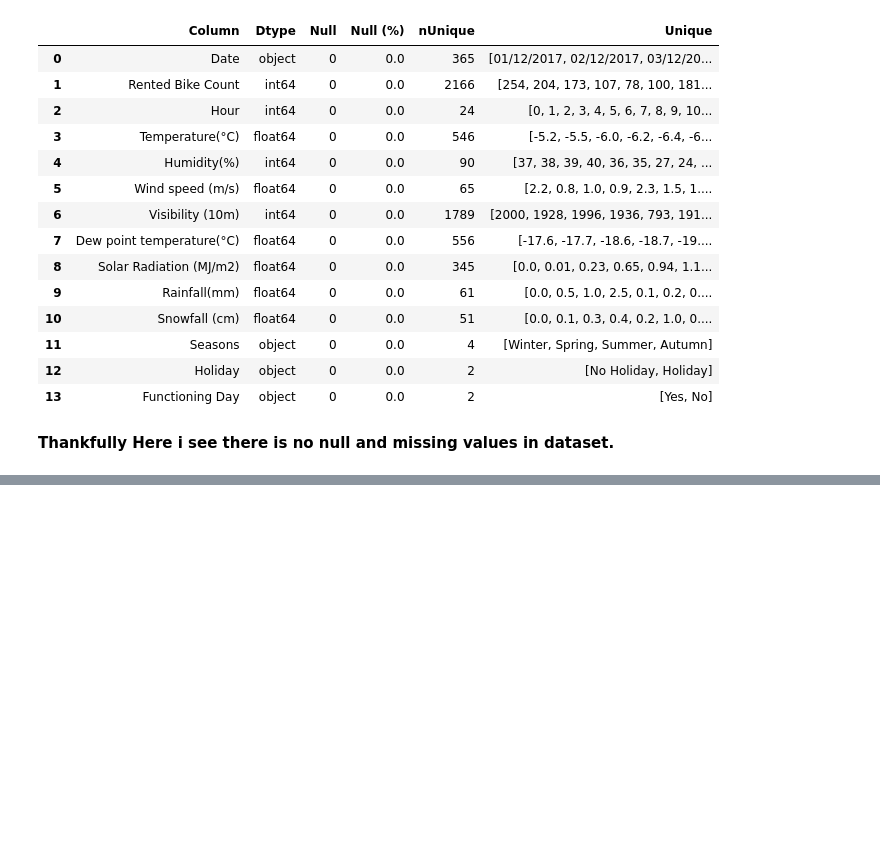
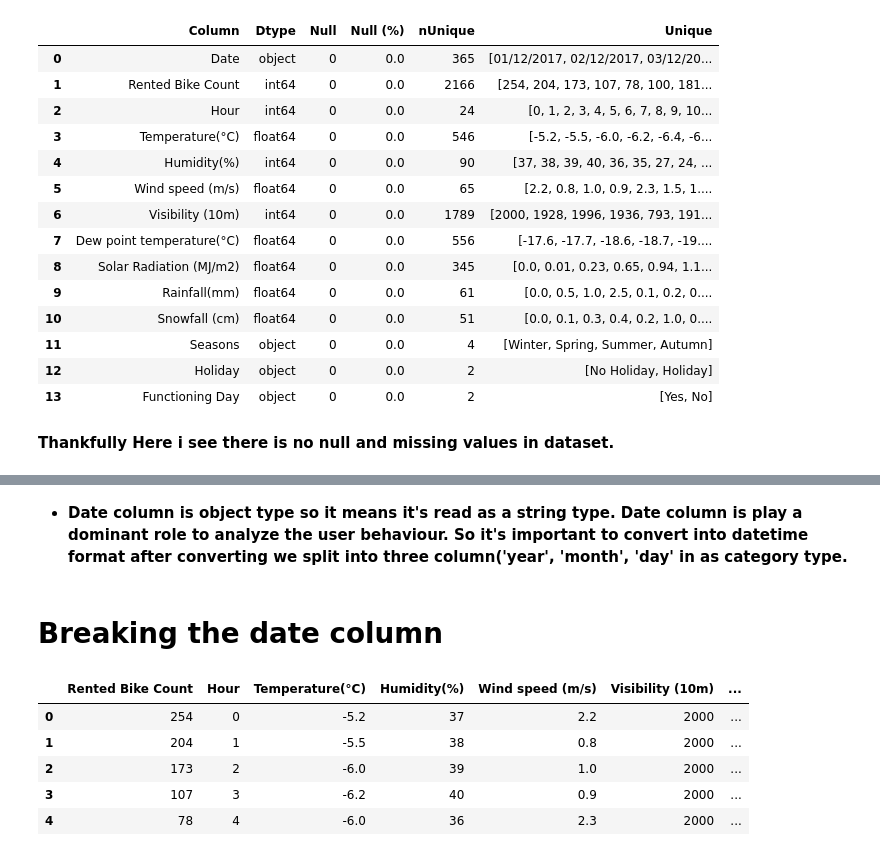
Before and after one commit to kumarsinghashu/Bike-sharing-demand-prediction, a Jupyter notebook: Bike_Sharing_Demand_Prediction_Capstone_Project_.ipynb, the cells around one changed output, grey strips where cells are left out. Cells and saved outputs as stored; diff of their text form; code cells hidden in the pictures; blank space fills up the shorter version.

```diff
--- a/Bike_Sharing_Demand_Prediction_Capstone_Project_.ipynb
+++ b/Bike_Sharing_Demand_Prediction_Capstone_Project_.ipynb
@@ -285,0 +297,25 @@ df_columns
+# %% [markdown]
+* **Date column is object type so it means it's read as a string type. Date column is play a dominant role to analyze the user behaviour. So it's important to convert into datetime format after converting we split into three column('year', 'month', 'day' in as category type.**
+# %% [markdown]
+# Breaking the date  column
+# %%
+# Swaping the "Date" column into "year", "month", "day".
+Bike_df['Date'] = Bike_df['Date'].apply(lambda x:
+                                    dt.datetime.strptime(x,"%d/%m/%Y"))
+# %%
+Bike_df['year'] = Bike_df['Date'].dt.year
+Bike_df['month'] = Bike_df['Date'].dt.month
+Bike_df['day'] = Bike_df['Date'].dt.day_name()
+# %%
+# Here i create a new column of "weekdays_weekend" and drop the column "Date", "Day", "Year"
+Bike_df['weekdays_weekend']=Bike_df['day'].apply(lambda x : 1 if x=='Saturday' or x=='Sunday' else 0 )
+Bike_df=Bike_df.drop(columns=['Date','day','year'],axis=1)
+# %%
+Bike_df.head()
+# %% [output]
+|  | Rented Bike Count | Hour | Temperature(°C) | Humidity(%) | Wind speed (m/s) | Visibility (10m) | ... |
+| 0 | 254 | 0 | -5.2 | 37 | 2.2 | 2000 | ... |
+| 1 | 204 | 1 | -5.5 | 38 | 0.8 | 2000 | ... |
+| 2 | 173 | 2 | -6.0 | 39 | 1.0 | 2000 | ... |
+| 3 | 107 | 3 | -6.2 | 40 | 0.9 | 2000 | ... |
+| 4 | 78 | 4 | -6.0 | 36 | 2.3 | 2000 | ... |
```
Also changed, not shown: parts of 8 cells of this notebook.
